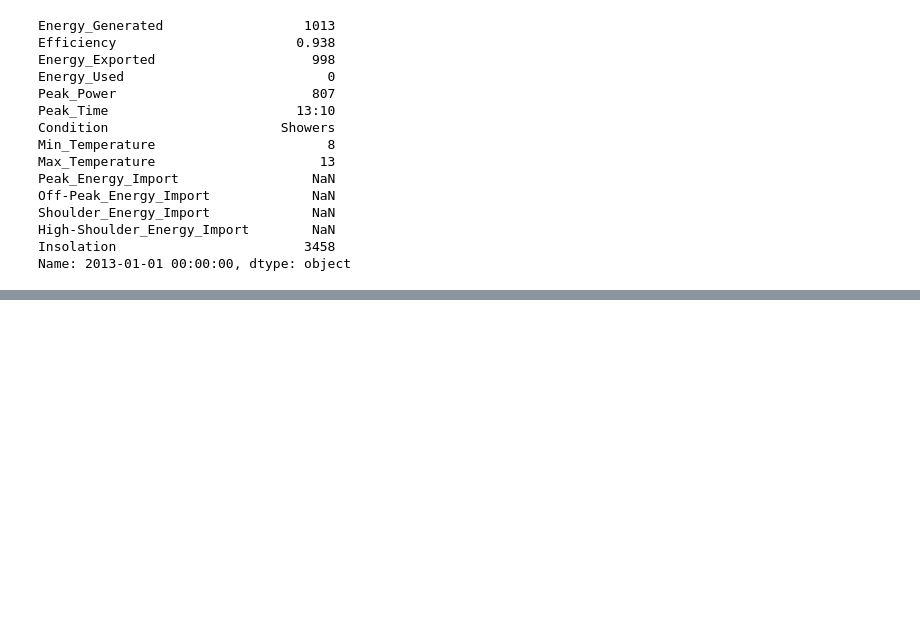
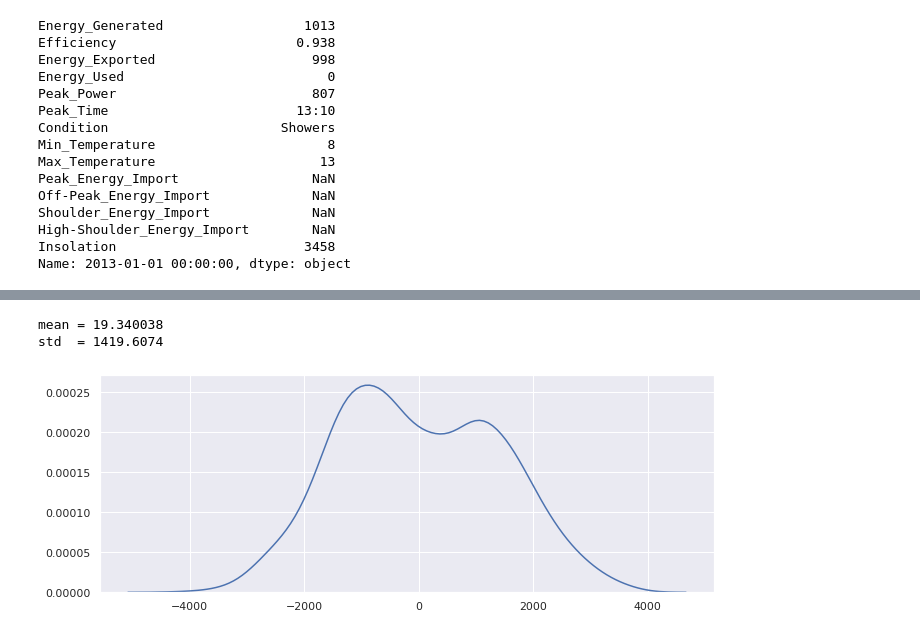
Before and after one commit to pixel-ports/PV_prod_predic, a Jupyter notebook: MODEL_PREDIC_BENCHMARK/LSTM.ipynb, the cells around one changed output, grey strips where cells are left out. Drawn from its saved outputs; the diff is of its cells as text; code cells hidden in the pictures; blank space fills up the shorter version.

Commit message:
Add residuals and per weather condition analysis

```diff
--- a/MODEL_PREDIC_BENCHMARK/LSTM.ipynb
+++ b/MODEL_PREDIC_BENCHMARK/LSTM.ipynb
@@ -174,0 +210,10 @@ plt.show()
+# %%
+residuals = (data_predict - dataY_plot).flatten()
+#plt.plot(residuals)
+sns.kdeplot(residuals)
+print("mean =", np.mean(residuals))
+print("std  =", np.std(residuals))
+# %% [output]
+mean = 19.340038
+std  = 1419.6074
+[figure, added]
```
Also changed, not shown: parts of 25 cells of this notebook.
